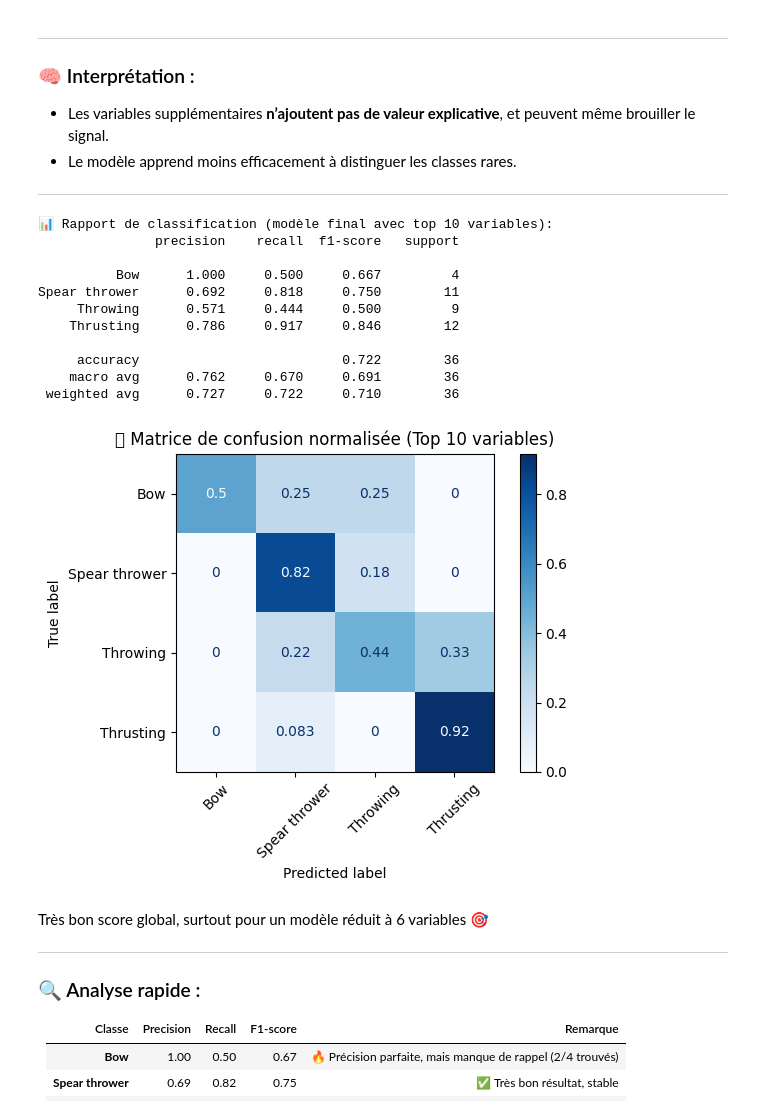
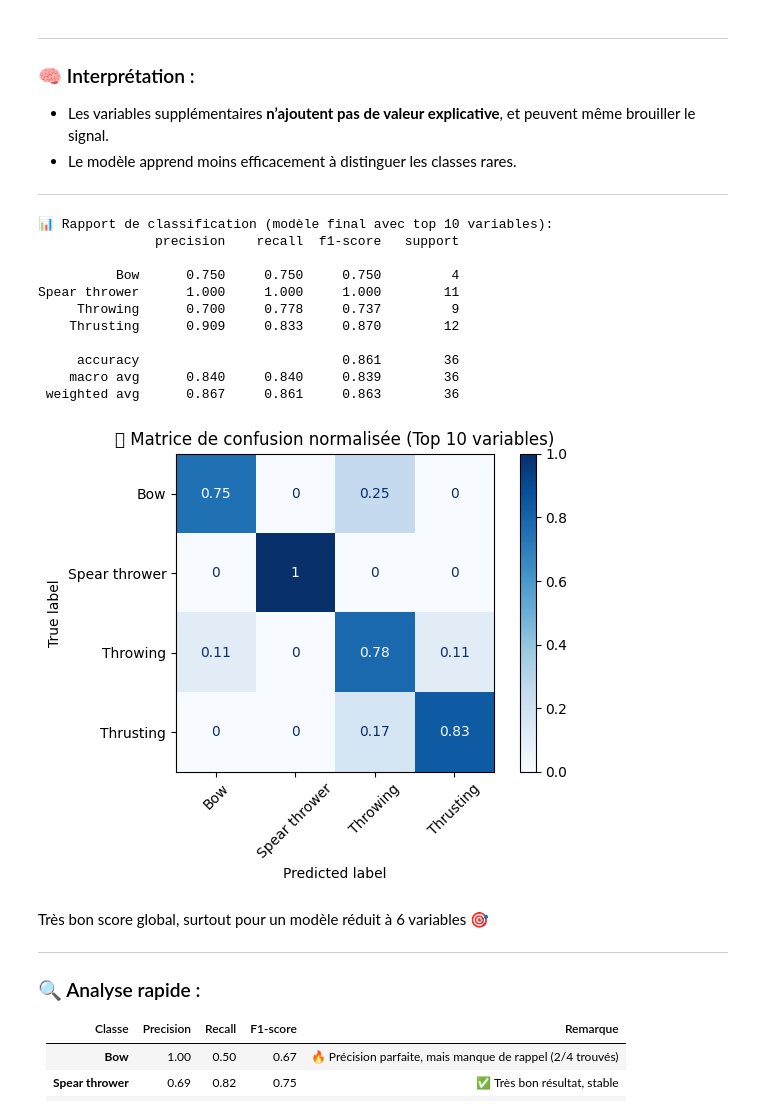
Before and after one commit to AdrienPiette/Usual_analysis, a Jupyter notebook: notebooks/model_training.ipynb, the cells around one changed output. Drawn from its saved outputs; the diff is of its cells as text; code cells hidden in the pictures.

Commit message:
modified model/model_rf_reduit.joblib, estimator

```diff
--- a/notebooks/model_training.ipynb
+++ b/notebooks/model_training.ipynb
@@ -51,7 +51,7 @@ preprocessor = ColumnTransformer([
 # 8. Modèle Random Forest
 pipeline = Pipeline([
     ('preprocessor', preprocessor),
-    ('classifier', RandomForestClassifier(n_estimators=100, max_depth=5, random_state=42))
+    ('classifier', RandomForestClassifier(n_estimators=1000, max_depth=10, random_state=42))
 ])
 pipeline.fit(X_train, y_train)
 
@@ -182,42 +184,42 @@ final_preprocessor = ColumnTransformer([
 
 # Pipeline complet
 final_pipeline = Pipeline([
     ('preprocessor', final_preprocessor),
-    ('classifier', RandomForestClassifier(n_estimators=100, max_depth=5, random_state=42))
+    ('classifier', RandomForestClassifier(n_estimators=1000, max_depth=10, random_state=42))
 ])
 
 # Entraînement
 final_pipeline.fit(X_train_f, y_train_f)
 
 # Prédictions
 final_pred = final_pipeline.predict(X_test_f)
 y_test_decoded = le.inverse_transform(y_test_f)
 y_pred_decoded = le.inverse_transform(final_pred)
 
 # Rapport complet
 print("\n📊 Rapport de classification (modèle final avec top 10 variables):")
 print(classification_report(y_test_decoded, y_pred_decoded, digits=3))
 
 # Matrice de confusion normalisée
 cm_final = confusion_matrix(y_test_decoded, y_pred_decoded, normalize='true')
 disp = ConfusionMatrixDisplay(confusion_matrix=cm_final, display_labels=le.classes_)
 disp.plot(cmap="Blues", xticks_rotation=45)
 plt.title("🧩 Matrice de confusion normalisée (Top 10 variables)")
 plt.tight_layout()
 plt.show()
 # %% [output]
 📊 Rapport de classification (modèle final avec top 10 variables):
                precision    recall  f1-score   support
 
-          Bow      1.000     0.500     0.667         4
-Spear thrower      0.692     0.818     0.750        11
-     Throwing      0.571     0.444     0.500         9
-    Thrusting      0.786     0.917     0.846        12
+          Bow      0.750     0.750     0.750         4
+Spear thrower      1.000     1.000     1.000        11
+     Throwing      0.700     0.778     0.737         9
+    Thrusting      0.909     0.833     0.870        12
 
-     accuracy                          0.722        36
-    macro avg      0.762     0.670     0.691        36
- weighted avg      0.727     0.722     0.710        36
+     accuracy                          0.861        36
+    macro avg      0.840     0.840     0.839        36
+ weighted avg      0.867     0.861     0.863        36
-[figure, old version]
+[figure, new version]
 # %% [markdown]
 Très bon score global, surtout pour un modèle réduit à 6 variables 🎯
 
```
Also changed, not shown: parts of 2 cells of this notebook, 1 other file.
